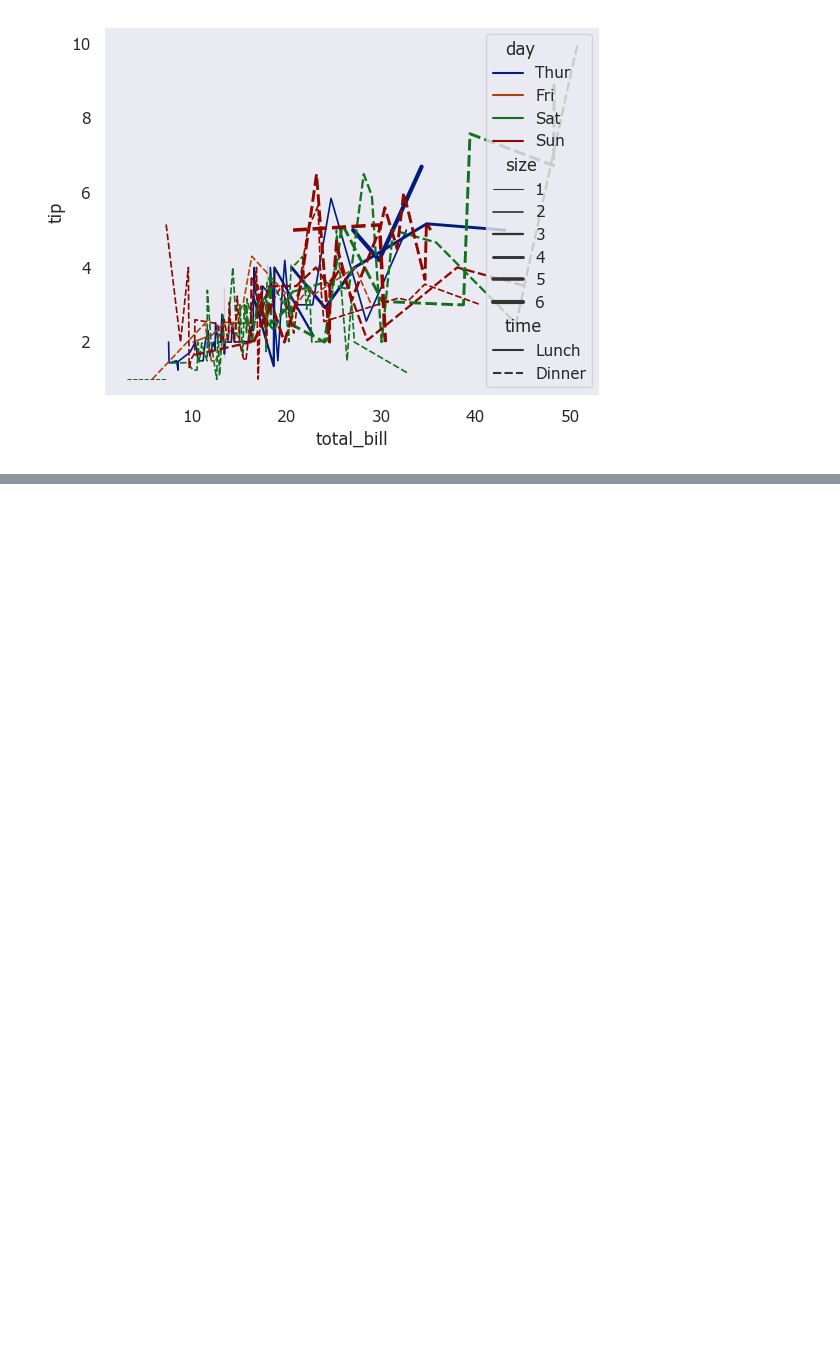
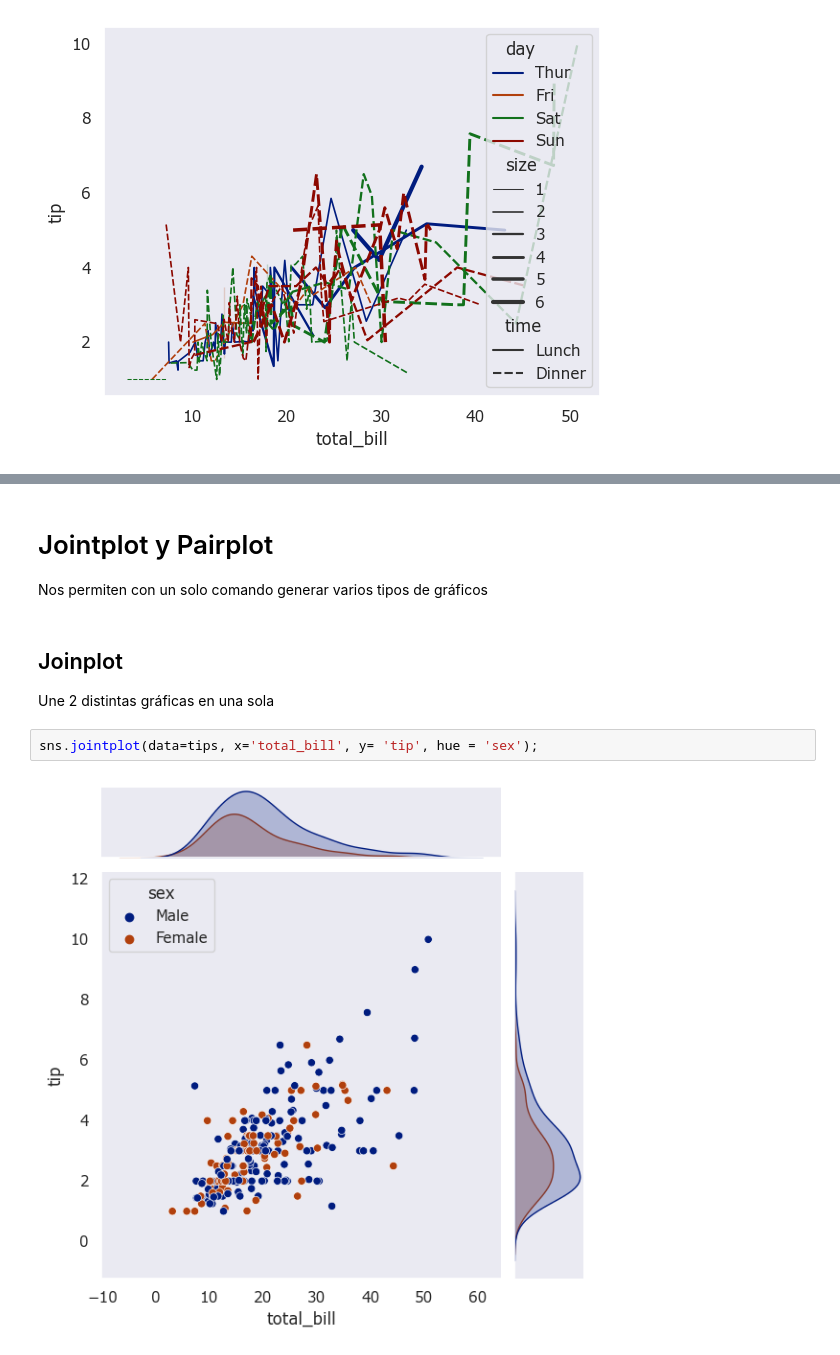
Before and after one commit to RaymundoSGlz/Matplotlib-y-Seaborn, a Jupyter notebook: seaborn.ipynb, the cells around one changed output, grey strips where cells are left out. Drawn from its saved outputs; the diff is of its cells as text; blank space fills up the shorter version.

```diff
--- a/seaborn.ipynb
+++ b/seaborn.ipynb
@@ -241,0 +258,12 @@ sns.lineplot(data= tips, x= 'total_bill', y = 'tip',  hue= 'day', style= 'time',
+# %% [markdown]
+# Jointplot y Pairplot
+
+Nos permiten con un solo comando generar varios tipos de gráficos
+# %% [markdown]
+## Joinplot
+
+Une 2 distintas gráficas en una sola
+# %%
+sns.jointplot(data=tips, x='total_bill', y= 'tip', hue = 'sex');
+# %% [output]
+[figure, added]
```
Also changed, not shown: parts of 17 cells of this notebook.
